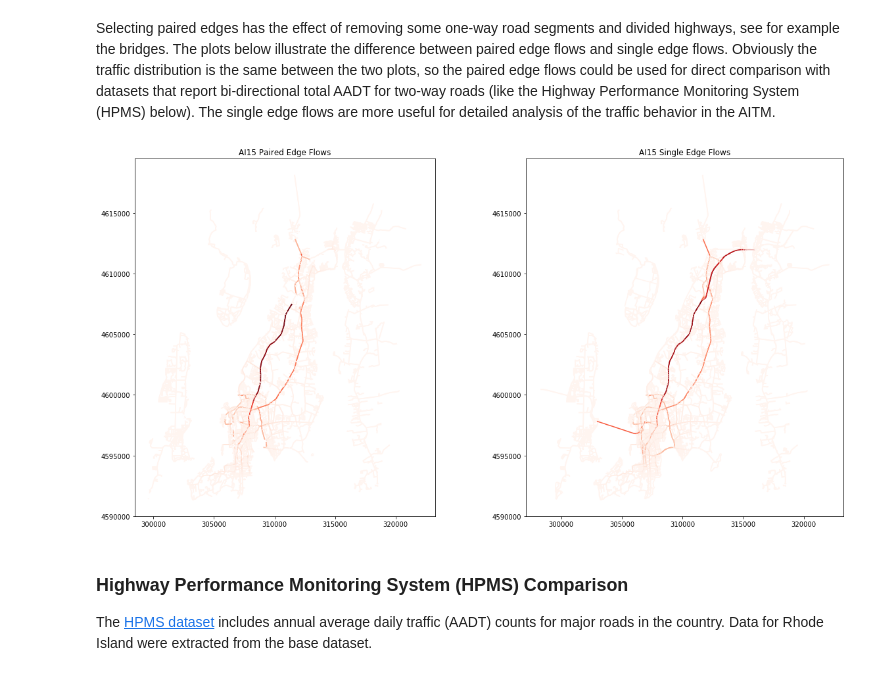
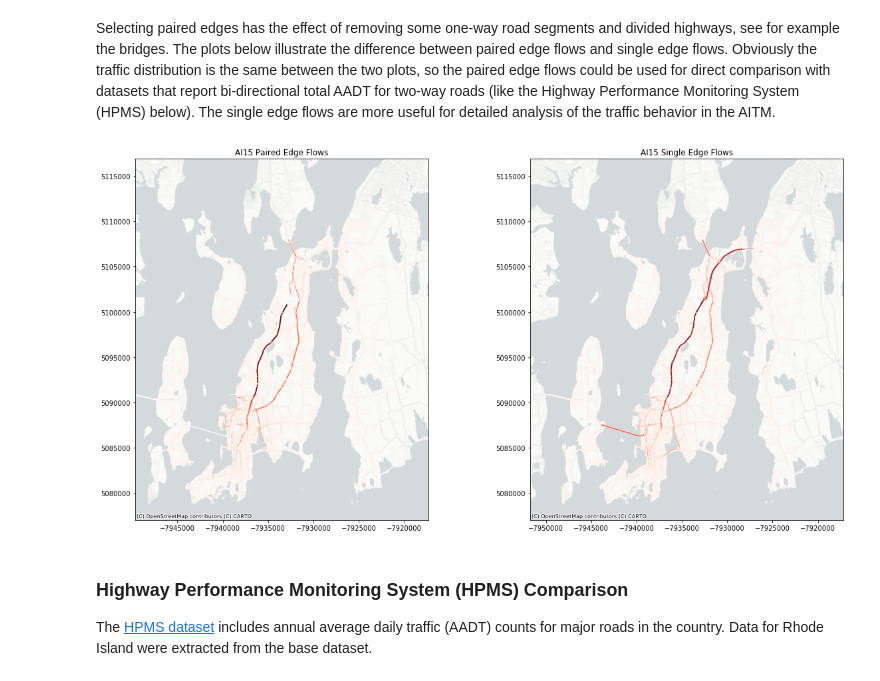
Before and after one commit to paulopperman/aquidneck-island-transport, a Jupyter notebook: notebooks/Aquidneck Island Traffic Model.ipynb, the cells around one changed output. Cells and saved outputs as stored; diff of their text form; code cells hidden in the pictures.

```diff
--- a/notebooks/Aquidneck Island Traffic Model.ipynb
+++ b/notebooks/Aquidneck Island Traffic Model.ipynb
@@ -33,7 +34,8 @@ net_edges = sumo_processing.net_edges_to_geodataframe(net)
 net_edges.index = net_edges['edge_id']
 net_edges.index.name = 'id'
 # %%
-fig = net_edges.plot(figsize=[10,15], color='grey')
-fig.set_title('Aquidneck Island Network Model')
+ax = net_edges.to_crs(epsg=3857).plot(figsize=[10,15], color='red', linewidth=0.6)
+ax.set_title('Aquidneck Island Network Model')
+cx.add_basemap(ax, url=cx.providers.CartoDB.PositronNoLabels)
 plt.show()
 # %% [output]
@@ -59,9 +61,11 @@ ai_taz['outbound'] = vroutes['vehicle_fromTaz'].value_counts()
 ai_taz['inbound'] = vroutes['vehicle_toTaz'].value_counts()
 # %%
 fig, axs = plt.subplots(1,2, figsize=[15,7])
-ai_taz.plot('outbound', legend=True, cmap='winter', ax=axs[0])
-ai_taz.plot('inbound', legend=True, cmap='winter', ax=axs[1])
+ai_taz.to_crs(epsg=3857).plot('outbound', legend=True, cmap='winter', ax=axs[0])
+ai_taz.to_crs(epsg=3857).plot('inbound', legend=True, cmap='winter', ax=axs[1])
 axs[0].set_title('TAZ Outbound')
 axs[1].set_title('TAZ Inbound')
+cx.add_basemap(axs[0], url=cx.providers.CartoDB.PositronNoLabels)
+cx.add_basemap(axs[1], url=cx.providers.CartoDB.PositronNoLabels)
 plt.show()
 # %% [output]
@@ -139,17 +143,21 @@ for src_edg, dest_edg in pairs:
     edg_gdf = net_counts[net_counts.edge_id.isin([src_edg, dest_edg])][['edge_entered', 'edge_left','edge_arrived','edge_departed','geometry']]
     tot = gpd.GeoDataFrame.from_records([(edg_gdf.edge_entered.sum(), edg_gdf.edge_left.sum(), edg_gdf.edge_arrived.sum(), edg_gdf.edge_departed.sum(), edg_gdf.geometry.unary_union)], columns=['edge_entered', 'edge_left', 'edge_arrived', 'edge_departed', 'geometry'])
     net_total = net_total.append(tot, ignore_index=True, sort=False)
+# %%
+net_total.crs = net_edges.crs
 # %% [markdown]
 Selecting paired edges has the effect of removing some one-way road segments and divided highways, see for example the bridges.  The plots below illustrate the difference between paired edge flows and single edge flows.  Obviously the traffic distribution is the same between the two plots, so the paired edge flows could be used for direct comparison with datasets that report bi-directional total AADT for two-way roads (like the Highway Performance Monitoring System (HPMS) below). The single edge flows are more useful for detailed analysis of the traffic behavior in the AITM.
 # %%
 fig, axs = plt.subplots(1,2, figsize=[20,10])
-net_total.plot('edge_left', cmap='Reds', ax=axs[0])
+net_total.to_crs(epsg=3857).plot('edge_left', cmap='Reds', ax=axs[0], linewidth=1.5)
 axs[0].set_title('AI15 Paired Edge Flows')
-net_counts.plot('edge_left', cmap='Reds', ax=axs[1])
+net_counts.to_crs(epsg=3857).plot('edge_left', cmap='Reds', ax=axs[1], linewidth=1.5)
 axs[1].set_title('AI15 Single Edge Flows')
+cx.add_basemap(ax=axs[0], url=cx.providers.CartoDB.PositronNoLabels)
+cx.add_basemap(ax=axs[1], url=cx.providers.CartoDB.PositronNoLabels)
 plt.show()
 # %% [output]
-[figure, old version]
+[figure, new version]
 # %% [markdown]
 ### Highway Performance Monitoring System (HPMS) Comparison
 The [HPMS dataset](https://data-usdot.opendata.arcgis.com/datasets/highway-performance-monitoring-system-nhs) includes annual average daily traffic (AADT) counts for major roads in the country.  Data for Rhode Island were extracted from the base dataset.
```
Also changed, not shown: parts of 24 cells of this notebook.
